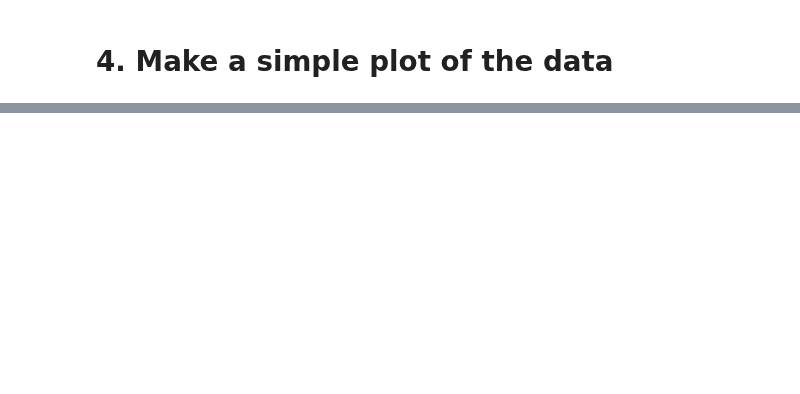
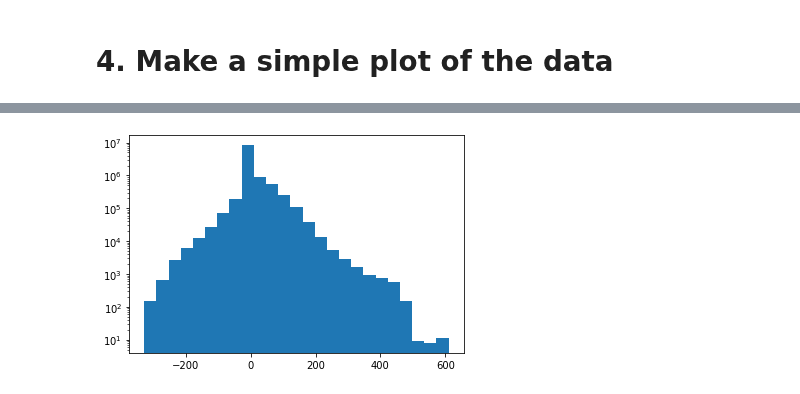
Before and after one commit to bradlipovsky/das-stuff, a Jupyter notebook: getting_started.ipynb, the cells around one changed output, grey strips where cells are left out. Cells and saved outputs as stored; diff of their text form; code cells hidden in the pictures; blank space fills up the shorter version.

```diff
--- a/getting_started.ipynb
+++ b/getting_started.ipynb
@@ -42,0 +53,7 @@ plt.show()
+# %%
+flat_data = data.flatten()
+# %%
+plt.hist(flat_data, bins=25)
+plt.yscale('log')
+# %% [output]
+[figure, added]
```
Also changed, not shown: parts of 8 cells of this notebook.
